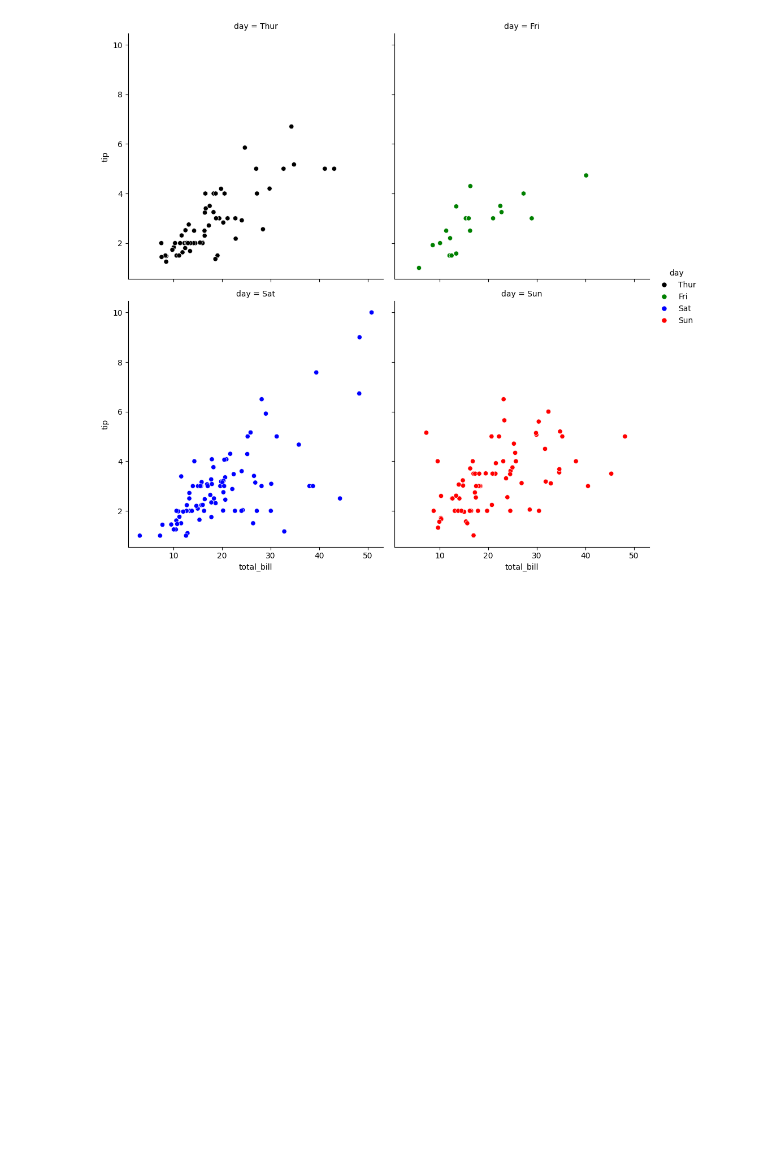
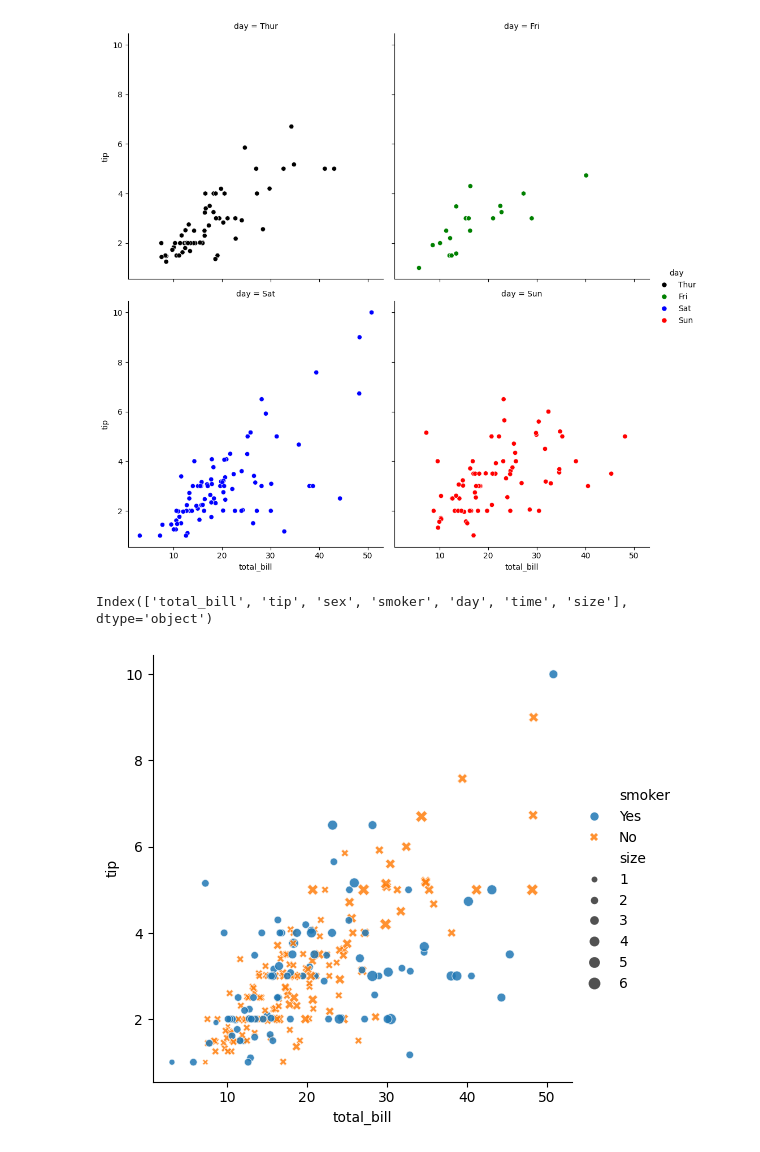
Before and after one commit to HABUDANHAYABK/Associate-Data-Scientist-in-Python, a Jupyter notebook: Data_Visualization_with_Seaborn/Rational_plots.ipynb, the cells around one changed output. Drawn from its saved outputs; the diff is of its cells as text; code cells hidden in the pictures; blank space fills up the shorter version.

```diff
--- a/Data_Visualization_with_Seaborn/Rational_plots.ipynb
+++ b/Data_Visualization_with_Seaborn/Rational_plots.ipynb
@@ -126,3 +126,20 @@ sns.relplot(x='total_bill',
 plt.show()
 # %% [output]
 [figure]
+# %%
+print(tips.columns)
+# %% [output]
+Index(['total_bill', 'tip', 'sex', 'smoker', 'day', 'time', 'size'], dtype='object')
+# %%
+# lets try to subgroup with size
+sns.relplot(x='total_bill',
+                y='tip',
+                data=tips,
+                kind='scatter',
+                size='size',
+                style='smoker',
+                hue='smoker',
+                alpha=0.85)
+plt.show()
+# %% [output]
+[figure, added]
```
Also changed, not shown: parts of 4 cells of this notebook.
